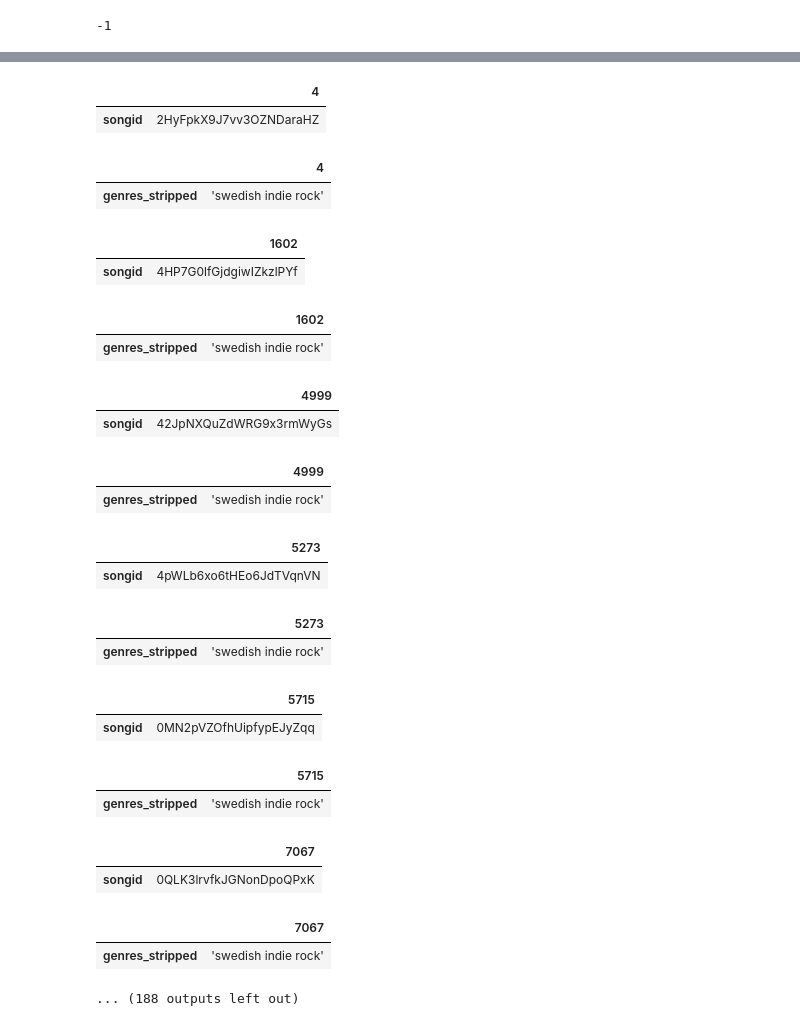
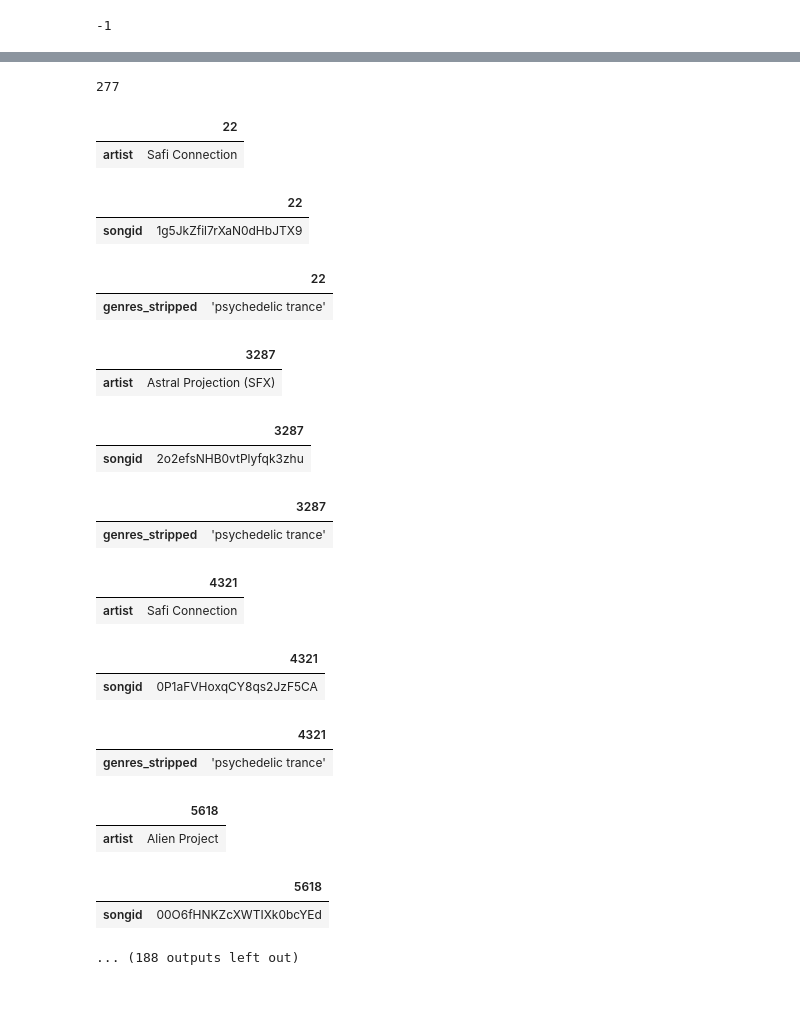
Before and after one commit to BloomTech-Labs/Music-Meteorologist-ds, a Jupyter notebook: model_notebooks/DBSCAN_test.ipynb, the cells around one changed output, grey strips where cells are left out. Drawn from its saved outputs; the diff is of its cells as text; code cells hidden in the pictures; blank space fills up the shorter version.

```diff
--- a/model_notebooks/DBSCAN_test.ipynb
+++ b/model_notebooks/DBSCAN_test.ipynb
@@ -34,8 +34,6 @@ df.head()
 # DBSCAN Attempt - Takes too long on local machine - Will try Sagemaker
 # %%
 from sklearn.cluster import DBSCAN
-
-dbscan = DBSCAN(eps=3, metric='euclidean', min_samples=50, n_jobs=-1)
 # %%
 # un-pickling model
 with open('DBSCAN_Model.pkl', 'rb') as f:
@@ -75,29 +57,29 @@ array([     4,   1602,   4999,   5273,   5715,   7067,   8353,  10857,
 # %%
-for result in np.where(dbscan.labels_ == 1)[0]:
-    display(pd.DataFrame(df.loc[result][10:11]),pd.DataFrame(df.loc[result][17:18]))
+print(len(np.where(dbscan.labels_ == 11)[0]))
+for result in np.where(dbscan.labels_ == 11)[0]:
+    display(pd.DataFrame(df.loc[result][1:2]),pd.DataFrame(df.loc[result][10:11]),pd.DataFrame(df.loc[result][17:18]))
 # %% [output]
+277
-|  | 4 |
-| songid | 2HyFpkX9J7vv3OZNDaraHZ |
+|  | 22 |
+| artist | Safi Connection |
-|  | 4 |
-| genres_stripped | 'swedish indie rock' |
+|  | 22 |
+| songid | 1g5JkZfil7rXaN0dHbJTX9 |
-|  | 1602 |
-| songid | 4HP7G0lfGjdgiwIZkzlPYf |
+|  | 22 |
+| genres_stripped | 'psychedelic trance' |
-|  | 1602 |
-| genres_stripped | 'swedish indie rock' |
+|  | 3287 |
+| artist | Astral Projection (SFX) |
-|  | 4999 |
-| songid | 42JpNXQuZdWRG9x3rmWyGs |
+|  | 3287 |
+| songid | 2o2efsNHB0vtPlyfqk3zhu |
-|  | 4999 |
-| genres_stripped | 'swedish indie rock' |
+|  | 3287 |
+| genres_stripped | 'psychedelic trance' |
-|  | 5273 |
-| songid | 4pWLb6xo6tHEo6JdTVqnVN |
+|  | 4321 |
+| artist | Safi Connection |
-|  | 5273 |
-| genres_stripped | 'swedish indie rock' |
+|  | 4321 |
+| songid | 0P1aFVHoxqCY8qs2JzF5CA |
-|  | 5715 |
-| songid | 0MN2pVZOfhUipfypEJyZqq |
+|  | 4321 |
+| genres_stripped | 'psychedelic trance' |
-|  | 5715 |
-| genres_stripped | 'swedish indie rock' |
+|  | 5618 |
+| artist | Alien Project |
-|  | 7067 |
-| songid | 0QLK3lrvfkJGNonDpoQPxK |
+|  | 5618 |
+| songid | 00O6fHNKZcXWTIXk0bcYEd |
-|  | 7067 |
-| genres_stripped | 'swedish indie rock' |
-... (188 outputs left out)
+... (188 outputs left out)
```
Also changed, not shown: parts of 2 cells of this notebook, 2 other files.
